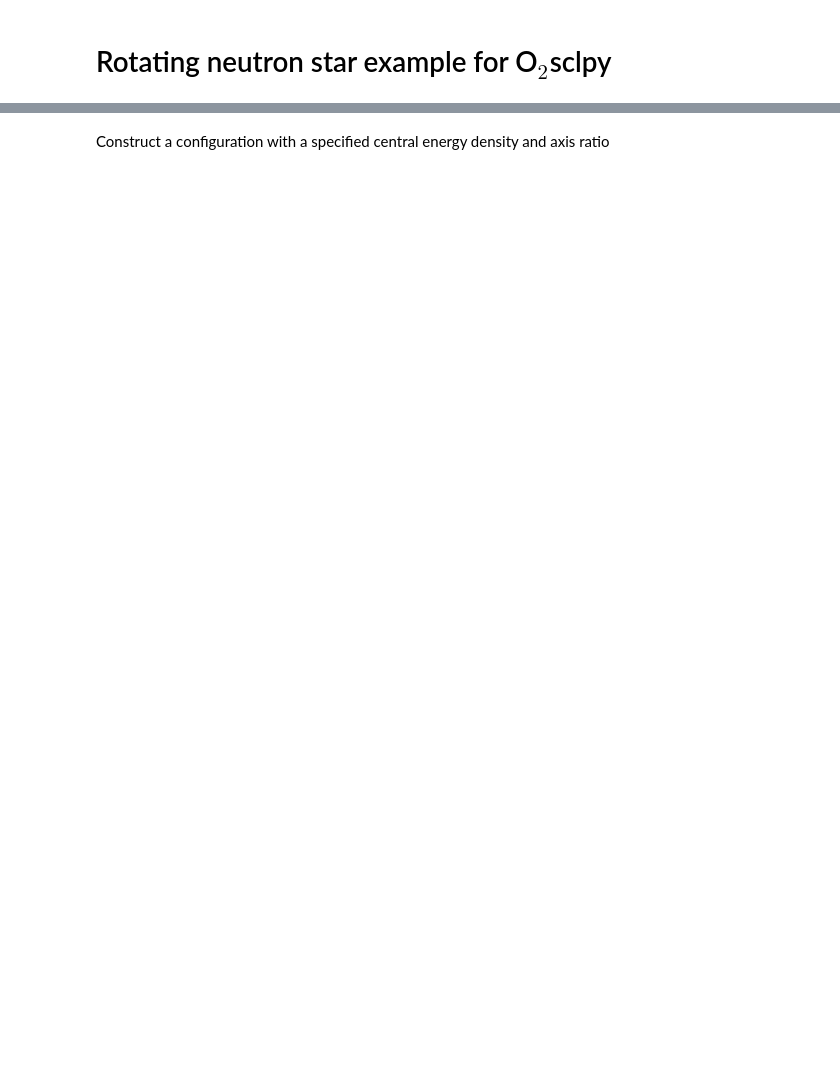
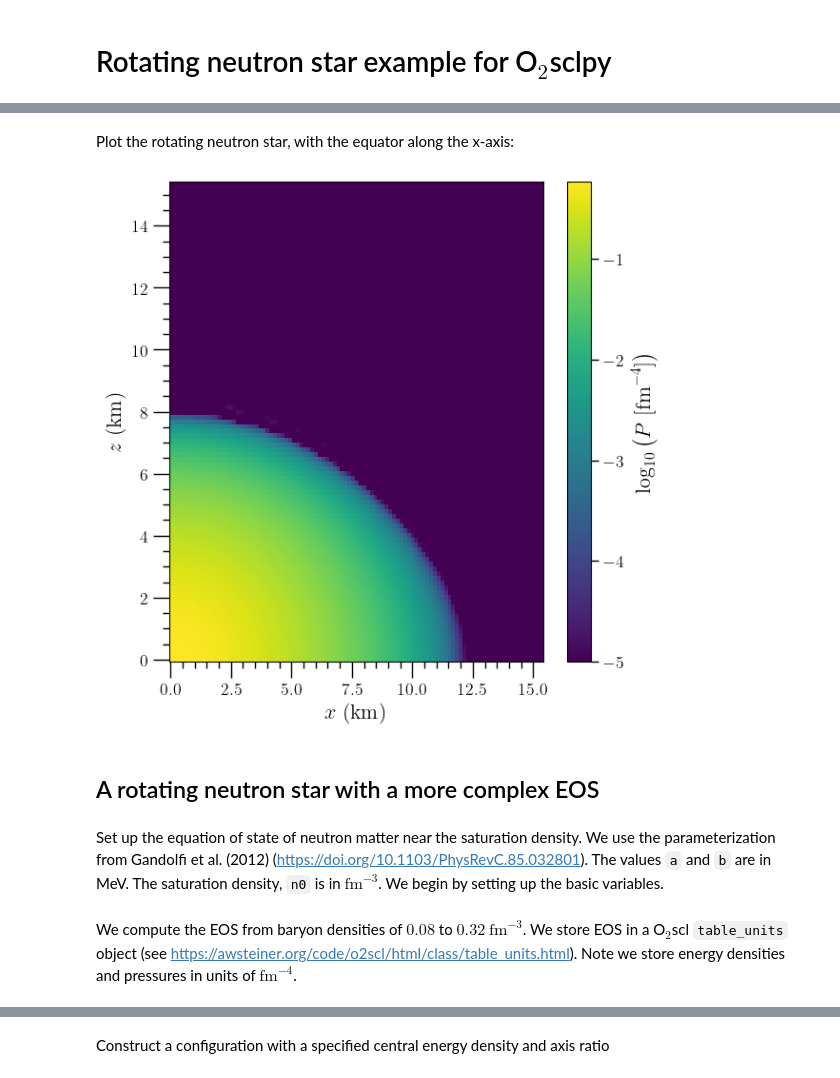
Before and after one commit to awsteiner/o2sclpy, a Jupyter notebook: examples/nstar_rot.ipynb, the cells around one changed output, grey strips where cells are left out. Drawn from its saved outputs; the diff is of its cells as text; code cells hidden in the pictures; blank space fills up the shorter version.

```diff
--- a/examples/nstar_rot.ipynb
+++ b/examples/nstar_rot.ipynb
@@ -69,5 +102,5 @@ t3db.line_of_names('ed pr')
 # %%
-for i in range(0,t3db.get_nx()):
+for i in trange(t3db.get_nx()):
     for j in range(0,t3db.get_ny()):
         r=numpy.sqrt(coord_grid[i]**2+coord_grid[j]**2)
         theta=numpy.atan(-coord_grid[j]/coord_grid[i])+numpy.pi/2.0
@@ -80,10 +114 @@ for i in range(0,t3db.get_nx()):
 t3db.function_slice('if(pr>1.0e-5,log10(pr),-5.0)','log10_pr')
-# %%
-# Plot the rotating star
-if plots:
-    pb=o2sclpy.plot_base()
-    pb.fig_dict='dpi=250'
-    pb.colbar=True
-    pb.den_plot([t3db,'log10_pr'])
-    pb.save('nr2.png')
-    plot.close()
@@ -92,3 +115,21 @@ Set up the EOS
+# %% [markdown]
+Plot the rotating neutron star, with the equator along the x-axis:
+# %%
+if plots:
+    # Set canvas_flag=False to draw a new matplotlib canvas:
+    pb.canvas_flag=False
+    pb.den_plot([t3db,'log10_pr'])
+    pb.xtitle(r'$ x~(\mathrm{km}) $')
+    pb.ytitle(r'$ z~(\mathrm{km}) $')
+    pb.ttext(1.27,0.5,r'$ \log_{10} \left( P~[\mathrm{fm}^{-4}] \right) $',rotation=90)
+    pb.show()
+    plot.close()
+# %% [output]
+[figure, added]
+# %% [markdown]
+## A rotating neutron star with a more complex EOS
+# %% [markdown]
+Set up the equation of state of neutron matter near the saturation density. We use the parameterization from Gandolfi et al. (2012) (https://doi.org/10.1103/PhysRevC.85.032801). The values ``a`` and ``b`` are in MeV. The saturation density, ``n0`` is in $ \mathrm{fm}^{-3} $. We begin by setting up the basic variables.
 # %%
 a=13
 alpha=0.49
@@ -101,3 +141,5 @@ print('b,beta:',b,beta)
+# %% [markdown]
+We compute the EOS from baryon densities of $0.08$ to $0.32~\mathrm{fm}^{-3}$. We store EOS in a O$_2$scl ``table_units`` object (see https://awsteiner.org/code/o2scl/html/class/table_units.html). Note we store energy densities and pressures in units of $\mathrm{fm}^{-4}$.
 # %%
 tab=o2sclpy.table_units()
 tab.line_of_names('nb ed pr')
```
Also changed, not shown: parts of 64 cells of this notebook, 2 other files.
